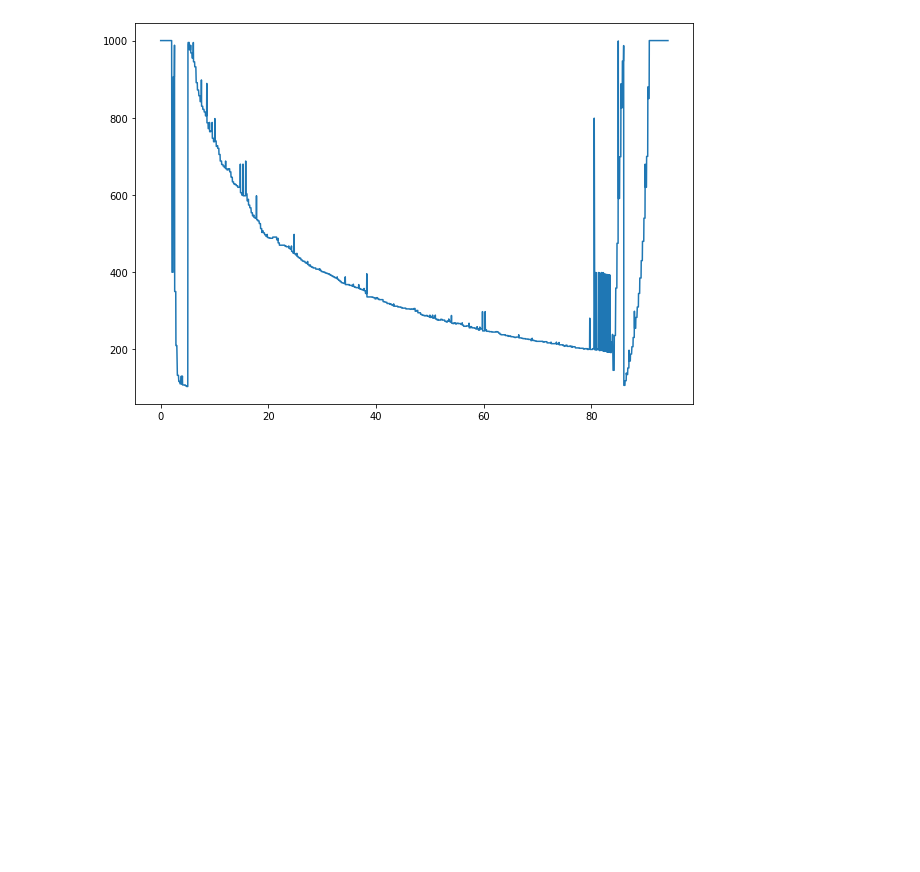
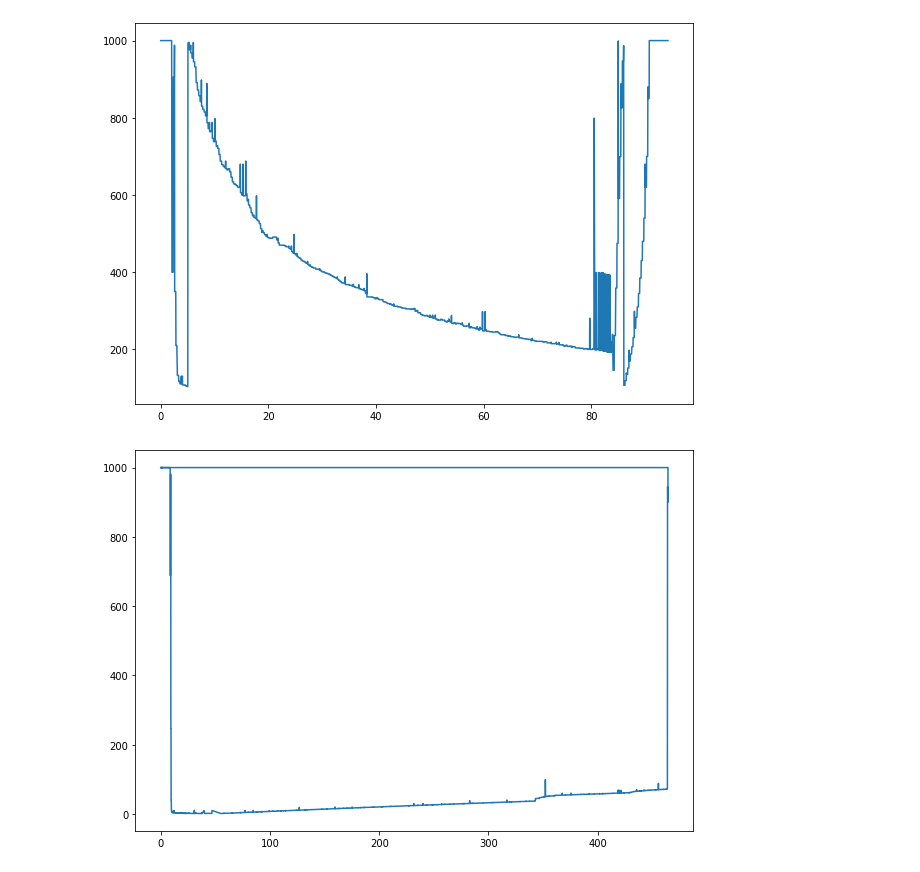
Before and after one commit to sitandr/lab, a Jupyter notebook: vacuum cleaner/grapher.ipynb, the cells around one changed output. Cells and saved outputs as stored; diff of their text form; code cells hidden in the pictures; blank space fills up the shorter version.

```diff
--- a/vacuum cleaner/grapher.ipynb
+++ b/vacuum cleaner/grapher.ipynb
@@ -3,6 +3,23 @@ import pandas as pd
 import numpy as np
 import matplotlib.pyplot as plt
 # %%
+@np.vectorize
+def real_num(s, prev=None, allow_pow=True):
+    if '?' in s or len(s) > 4:
+        return float('NaN')
+    if len(s) == 4:
+        if allow_pow:
+            if s[-1] == '1':
+                return real_num(s[:-1], allow_pow=False)/10
+            elif s[-1] == '2':
+                return real_num(s[:-1], allow_pow=False)/10**2
+        if s == '1000':
+            return 1000.0
+        else:
+            return float('NaN')
+
+    return float(s)
+
 def plot_measure(name):
     d = pd.read_csv(f"data/{name}.csv", delimiter=";", comment = "#", header=None)
     data = np.array([d[0], d[1]])
@@ -10,10 +27,9 @@ def plot_measure(name):
     plt.figure(figsize=(10,7))
 
     def filter_bad(time, p):
-        mask = np.vectorize(lambda x: '?' not in x)(p)
-        p = np.array(p[mask], dtype=float)
-        time = time[mask]
-        mask = p <= 1000
+        p = real_num(p)
+
+        mask = p == p
         return time[mask], p[mask]
 
     data = filter_bad(data[0], data[1])
@@ -43,2 +59,6 @@ plot_measure('IMG_5571')
 # %% [output]
 [figure]
+# %%
+plot_measure('nothing')
+# %% [output]
+[figure, added]
```
Also changed, not shown: parts of 1 cell of this notebook, 5 other files.
